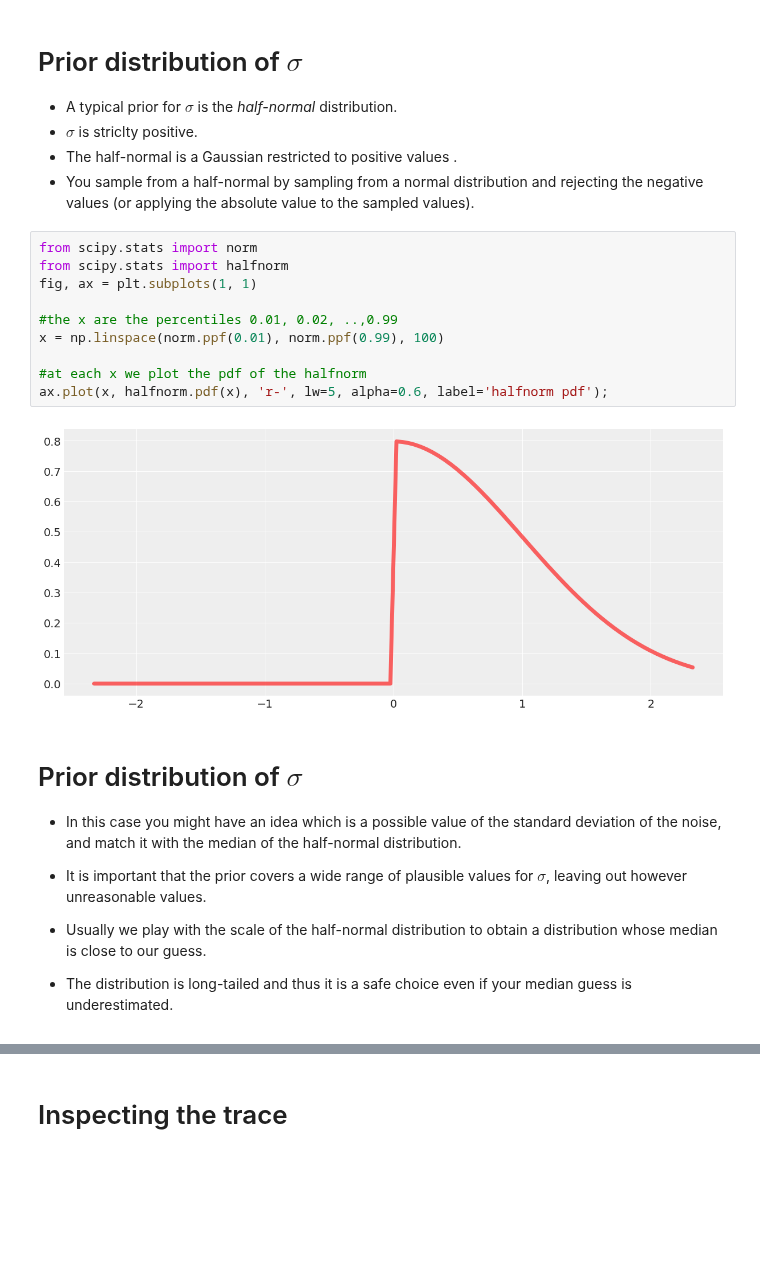
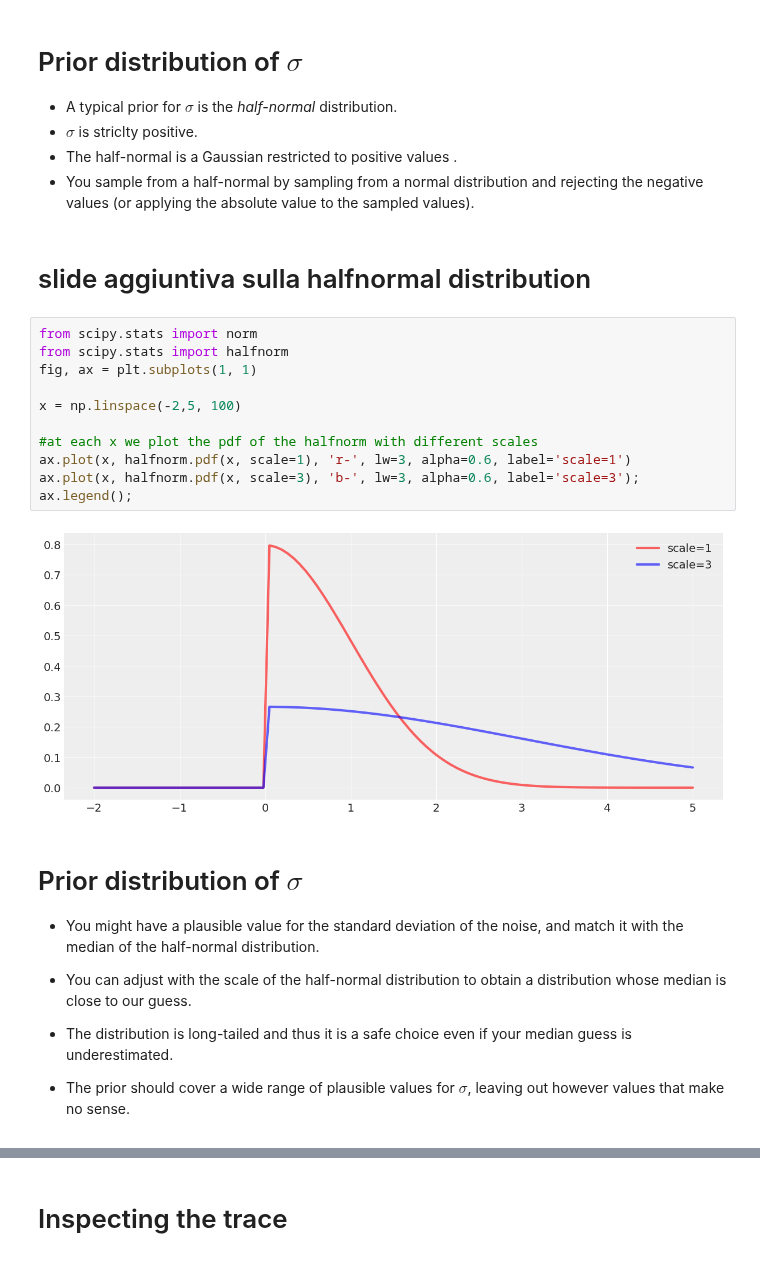
Before and after one commit to gcorani/bda, a Jupyter notebook: 3-ProbProgramming-multiparameter.ipynb, the cells around one changed output, grey strips where cells are left out. Cells and saved outputs as stored; diff of their text form; blank space fills up the shorter version.

```diff
--- a/3-ProbProgramming-multiparameter.ipynb
+++ b/3-ProbProgramming-multiparameter.ipynb
@@ -101,26 +110,32 @@ $ is $\mu \sim N(10, 5)$
 * $\sigma$ is striclty positive.
 * The half-normal is  a Gaussian  restricted to positive values .
 * You sample from a half-normal by sampling from a normal distribution and rejecting the negative values (or applying the absolute value to the  sampled values).
+# %% [markdown]
+# slide aggiuntiva sulla halfnormal distribution
 # %%
 from scipy.stats import norm
 from scipy.stats import halfnorm
 fig, ax = plt.subplots(1, 1)
 
-#the x are the percentiles 0.01, 0.02, ..,0.99
-x = np.linspace(norm.ppf(0.01), norm.ppf(0.99), 100)
+x = np.linspace(-2,5, 100)
 
-#at each x we plot the pdf of the halfnorm
-ax.plot(x, halfnorm.pdf(x), 'r-', lw=5, alpha=0.6, label='halfnorm pdf');
+#at each x we plot the pdf of the halfnorm with different scales
+ax.plot(x, halfnorm.pdf(x, scale=1), 'r-', lw=3, alpha=0.6, label='scale=1')
+ax.plot(x, halfnorm.pdf(x, scale=3), 'b-', lw=3, alpha=0.6, label='scale=3');
+ax.legend();
 # %% [output]
-[figure, old version]
+[figure, new version]
 # %% [markdown]
 # Prior distribution of $\sigma$
 
-* In this case you might have an idea which is a possible value of the standard deviation of the noise, and match it with the median of the half-normal distribution.
+* You might have a plausible value for the standard deviation of the noise, and match it with the median of the half-normal distribution.
 
-* It is important that the prior covers a wide range of plausible values for $\sigma$, leaving out however unreasonable values.
 
-* Usually we play with the scale of the  half-normal distribution to obtain a distribution whose median is close to our guess.
+* You can adjust  with the scale of the  half-normal distribution to obtain a distribution whose median is close to our guess.
+
 
 * The distribution is long-tailed and thus it is a safe choice  even if your median guess is underestimated.
+
+
+* The prior should cover a wide range of plausible values for $\sigma$, leaving out however values that make no sense.
 # %%
```
Also changed, not shown: parts of 57 cells of this notebook, 2 other files.
